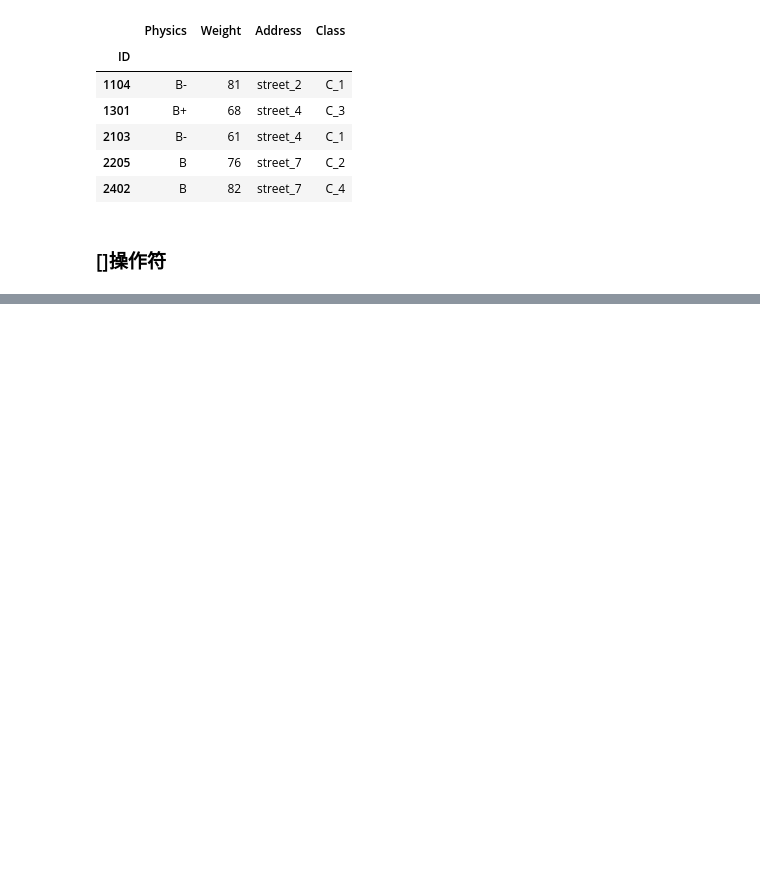
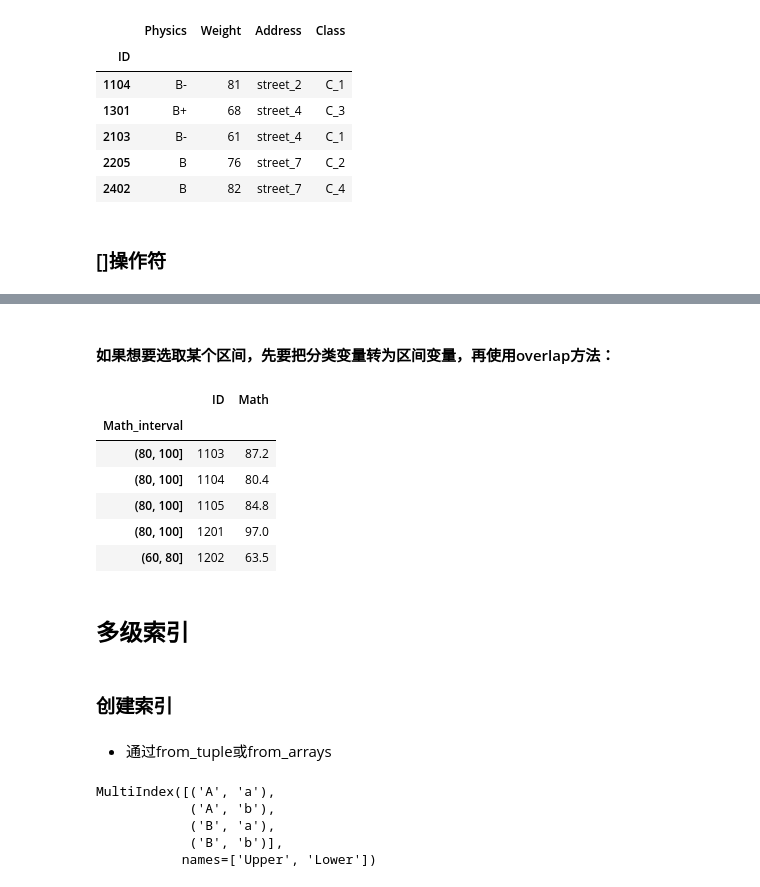
Before and after one commit to macnversion/python3, a Jupyter notebook: python3_books/pandas学习/pandas基础.ipynb, the cells around one changed output, grey strips where cells are left out. Saved outputs shown, nothing was run; the diff lists cells and outputs as text; code cells hidden in the pictures; blank space fills up the shorter version.

```diff
--- a/python3_books/pandas学习/pandas基础.ipynb
+++ b/python3_books/pandas学习/pandas基础.ipynb
@@ -315,0 +380,30 @@ ID
+# %% [markdown]
+#### 如果想要选取某个区间，先要把分类变量转为区间变量，再使用overlap方法：
+# %%
+#df_i.loc[pd.Interval(70,75)].head() 报错
+df_i[df_i.index.astype('interval').overlaps(pd.Interval(70, 85))].head()
+#只要索引与(70,85]这个区间有交集就会被选中，注意pd.Interval默认构造区间都是左开右闭，可选closed参数right,left,both,neither
+# %% [output]
+|  | ID | Math |
+| Math_interval |  |  |
+| (80, 100] | 1103 | 87.2 |
+| (80, 100] | 1104 | 80.4 |
+| (80, 100] | 1105 | 84.8 |
+| (80, 100] | 1201 | 97.0 |
+| (60, 80] | 1202 | 63.5 |
+# %% [markdown]
+## 多级索引
+# %% [markdown]
+### 创建索引
+# %% [markdown]
+- 通过from_tuple或from_arrays
+# %%
+tuples = [('A', 'a'), ('A', 'b'), ('B', 'a'), ('B', 'b')]
+multi_index = pd.MultiIndex.from_tuples(tuples, names=('Upper', 'Lower'))
+multi_index
+# %% [output]
+MultiIndex([('A', 'a'),
+            ('A', 'b'),
+            ('B', 'a'),
+            ('B', 'b')],
+           names=['Upper', 'Lower'])
```
Also changed, not shown: parts of 10 cells of this notebook.
